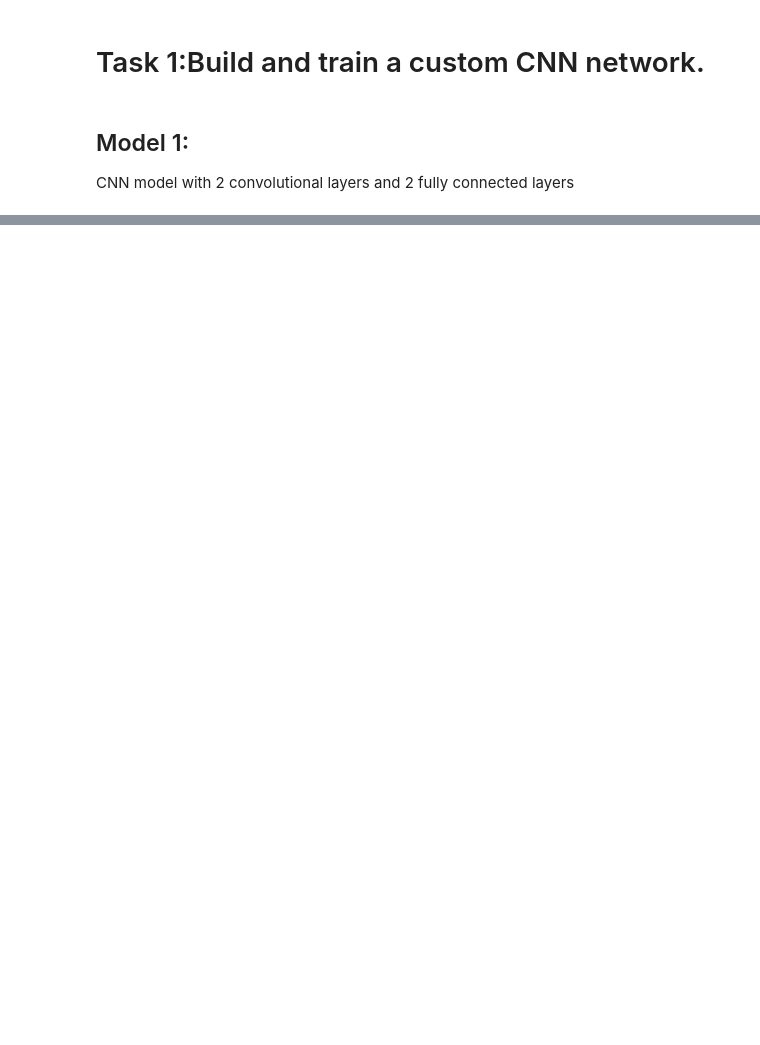
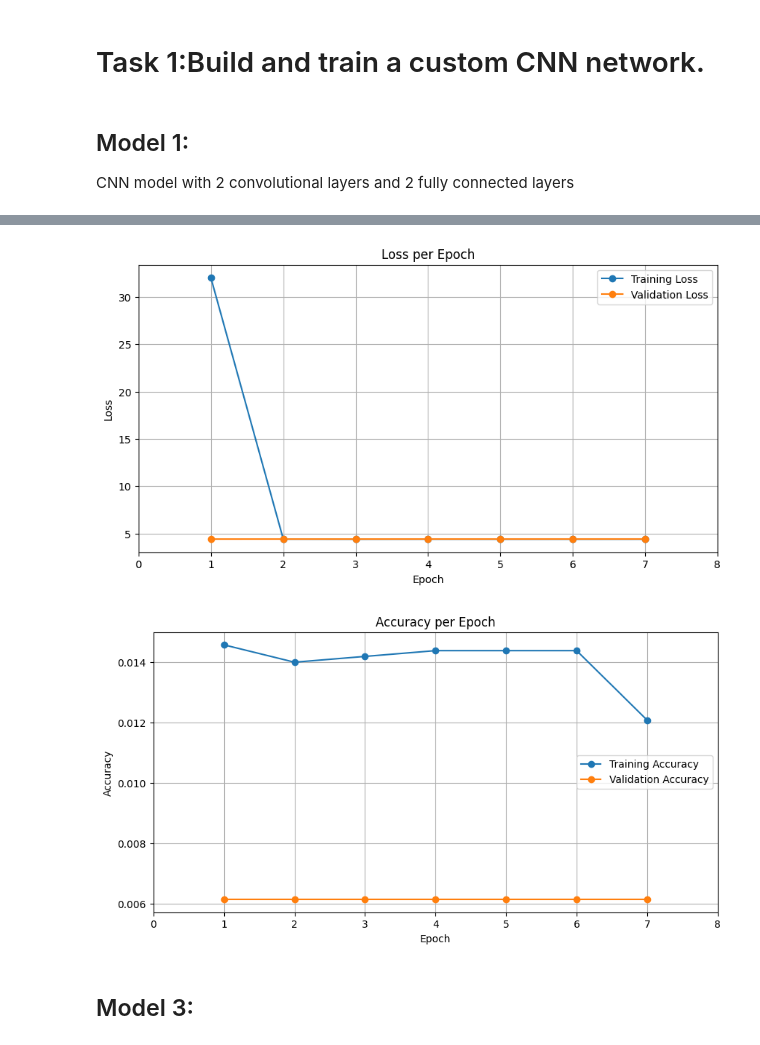
Before and after one commit to Mohammed-Abed-Alkareem/Arabic-Handwriting-Identification-Deep-Learning, a Jupyter notebook: projectCode/file.ipynb, the cells around one changed output, grey strips where cells are left out. Drawn from its saved outputs; the diff is of its cells as text; code cells hidden in the pictures; blank space fills up the shorter version.

```diff
--- a/projectCode/file.ipynb
+++ b/projectCode/file.ipynb
@@ -281,0 +384,4 @@ plot_accuracy_per_epoch(epoch_train_acc, epoch_val_acc)
+# %%
+net = NetCNN_2()
+
+net
@@ -281,0 +401,13 @@ plot_accuracy_per_epoch(epoch_train_acc, epoch_val_acc)
+# %%
+
+criterion = nn.CrossEntropyLoss()
+optimizer = optim.Adam(net.parameters(), lr=0.01)
+
+epoch_loss,\
+epoch_val_loss,\
+epoch_train_acc,\
+epoch_val_acc = trainModelGPU(net=net,
+                                      train_loader=train_loader,
+                                      val_loader=val_loader,
+                                      optimizer=optimizer,
+                                      criterion=criterion)
@@ -281,0 +432,8 @@ plot_accuracy_per_epoch(epoch_train_acc, epoch_val_acc)
+# %%
+plot_loss_per_epoch(epoch_loss, epoch_val_loss)
+plot_accuracy_per_epoch(epoch_train_acc, epoch_val_acc)
+# %% [output]
+[figure, added]
+[figure, added]
+# %% [markdown]
+## Model 3:
```
Also changed, not shown: parts of 37 cells of this notebook, 2 other files.
